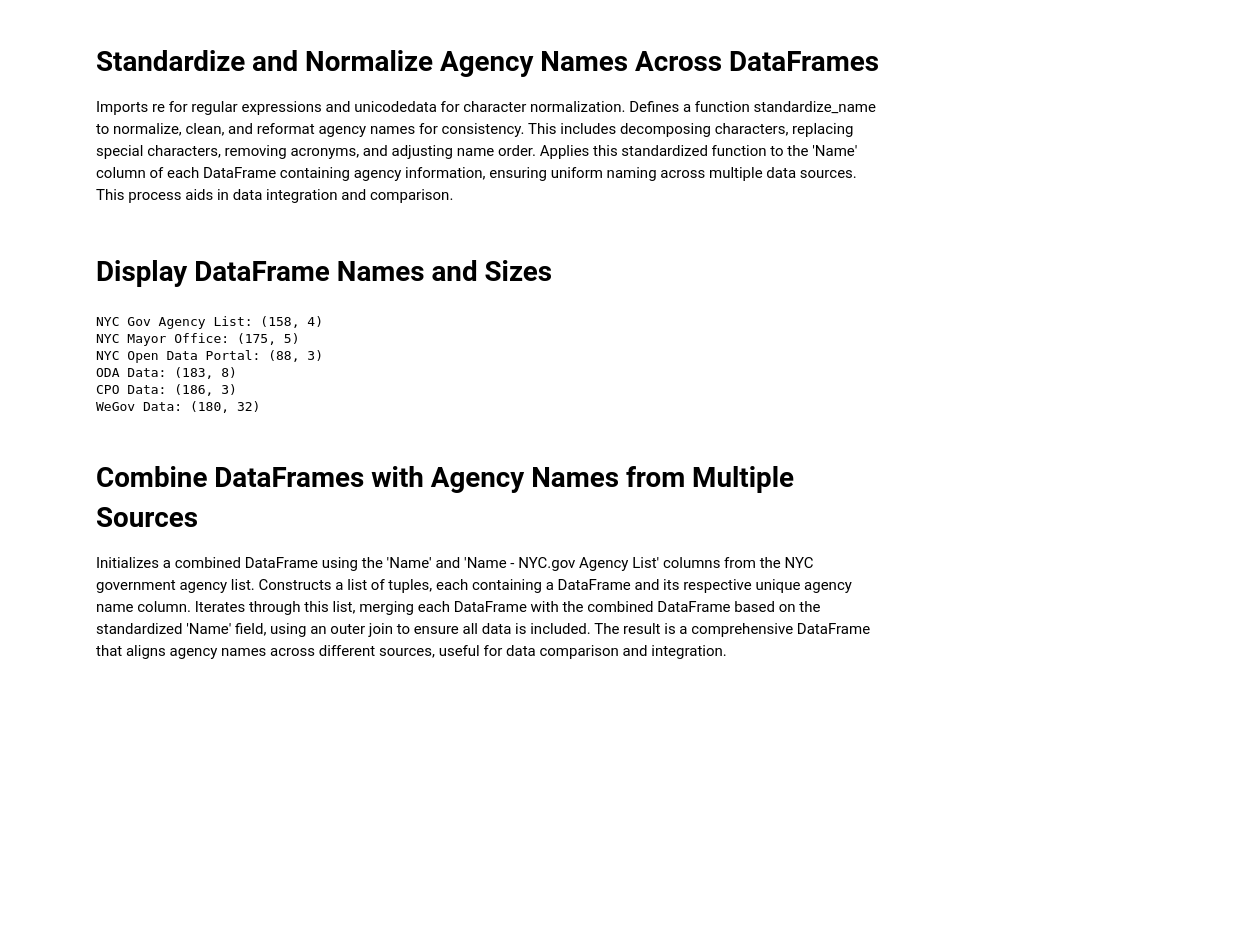
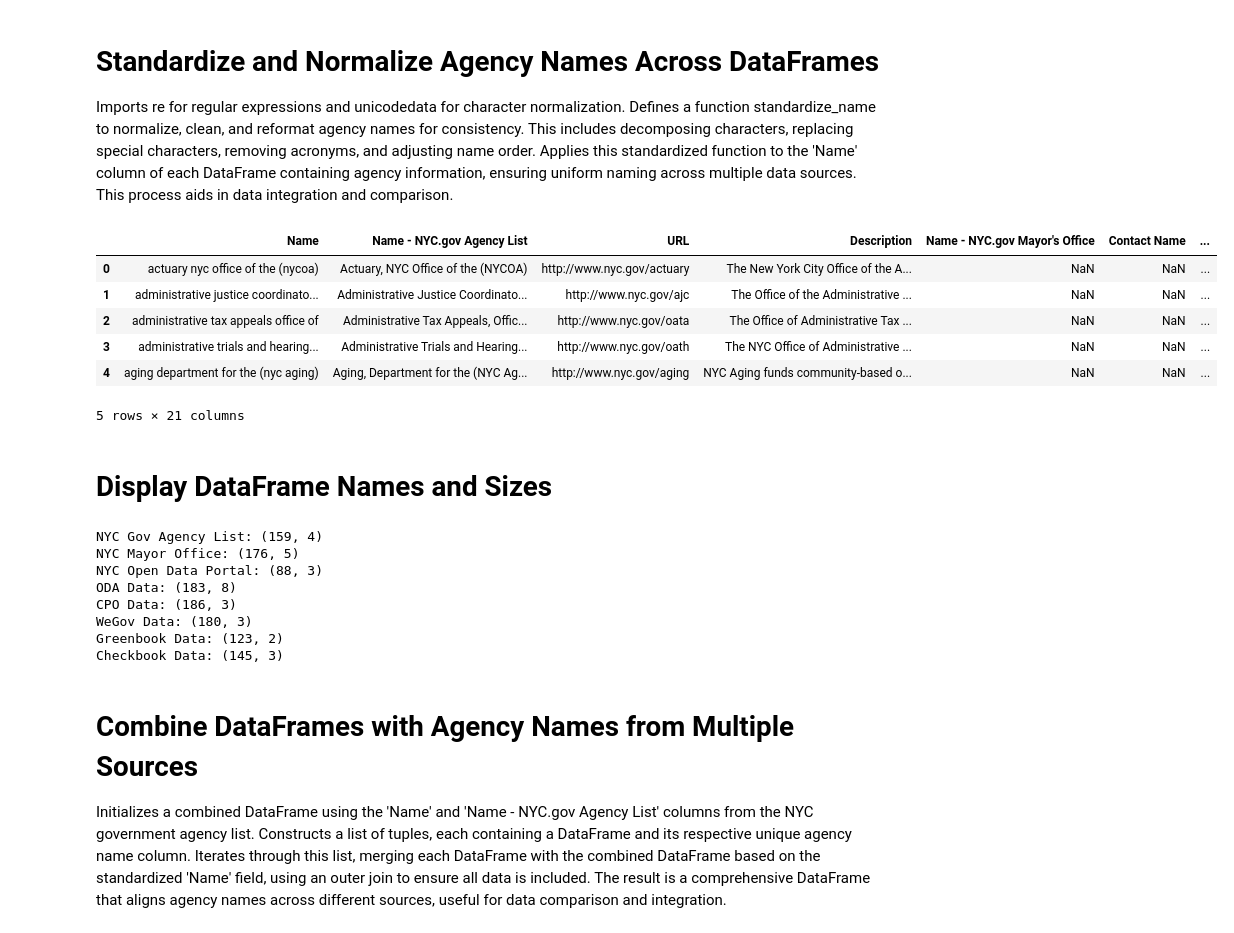
Before and after one commit to MODA-NYC/Agency-Name-Project, a Jupyter notebook: Agency_Name_Project.ipynb, the cells around one changed output. Drawn from its saved outputs; the diff is of its cells as text; code cells hidden in the pictures; blank space fills up the shorter version.

```diff
--- a/Agency_Name_Project.ipynb
+++ b/Agency_Name_Project.ipynb
@@ -322,3 +489,13 @@ for df in dataframes:
+# %%
+combined_df.head()
+# %% [output]
+|  | Name | Name - NYC.gov Agency List | URL | Description | Name - NYC.gov Mayor's Office | Contact Name | ... |
+| 0 | actuary nyc office of the (nycoa) | Actuary, NYC Office of the (NYCOA) | http://www.nyc.gov/actuary | The New York City Office of the A... | NaN | NaN | ... |
+| 1 | administrative justice coordinato... | Administrative Justice Coordinato... | http://www.nyc.gov/ajc | The Office of the Administrative ... | NaN | NaN | ... |
+| 2 | administrative tax appeals office of | Administrative Tax Appeals, Offic... | http://www.nyc.gov/oata | The Office of Administrative Tax ... | NaN | NaN | ... |
+| 3 | administrative trials and hearing... | Administrative Trials and Hearing... | http://www.nyc.gov/oath | The NYC Office of Administrative ... | NaN | NaN | ... |
+| 4 | aging department for the (nyc aging) | Aging, Department for the (NYC Ag... | http://www.nyc.gov/aging | NYC Aging funds community-based o... | NaN | NaN | ... |
+5 rows × 21 columns
 # %% [markdown]
 # Display DataFrame Names and Sizes
 # %%
@@ -328,19 +505,23 @@ dataframes = {
     'NYC Open Data Portal': df_nyc_open_data_portal,
     'ODA Data': df_oda_data,
     'CPO Data': df_cpo_data,
-    'WeGov Data': df_wegov_data
+    'WeGov Data': df_wegov_data,
+    'Greenbook Data': df_greenbook,
+    'Checkbook Data': df_checkbook
 }
 
 # Print the name and shape of each dataframe
 for name, df in dataframes.items():
     print(f"{name}: {df.shape}")
 # %% [output]
-NYC Gov Agency List: (158, 4)
-NYC Mayor Office: (175, 5)
+NYC Gov Agency List: (159, 4)
+NYC Mayor Office: (176, 5)
 NYC Open Data Portal: (88, 3)
 ODA Data: (183, 8)
 CPO Data: (186, 3)
-WeGov Data: (180, 32)
+WeGov Data: (180, 3)
+Greenbook Data: (123, 2)
+Checkbook Data: (145, 3)
 # %% [markdown]
 # Combine DataFrames with Agency Names from Multiple Sources
 
```
Also changed, not shown: parts of 86 cells of this notebook.
